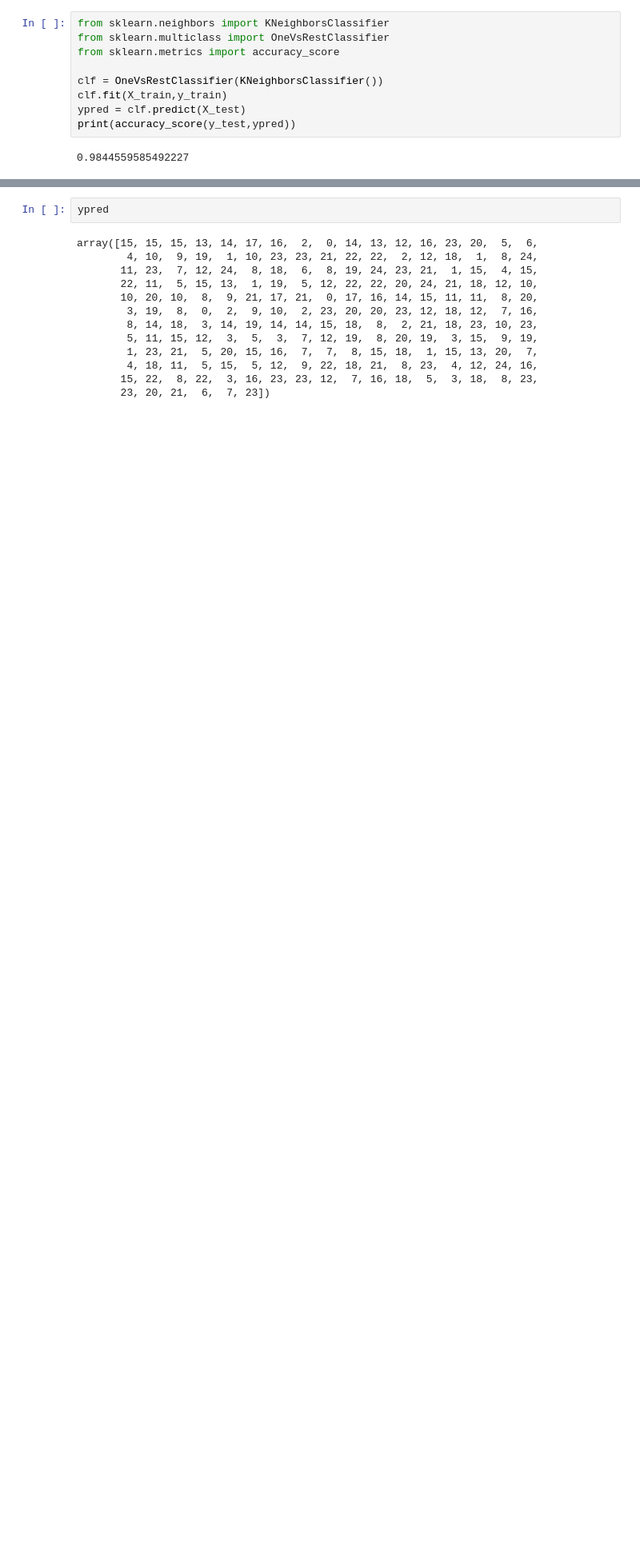
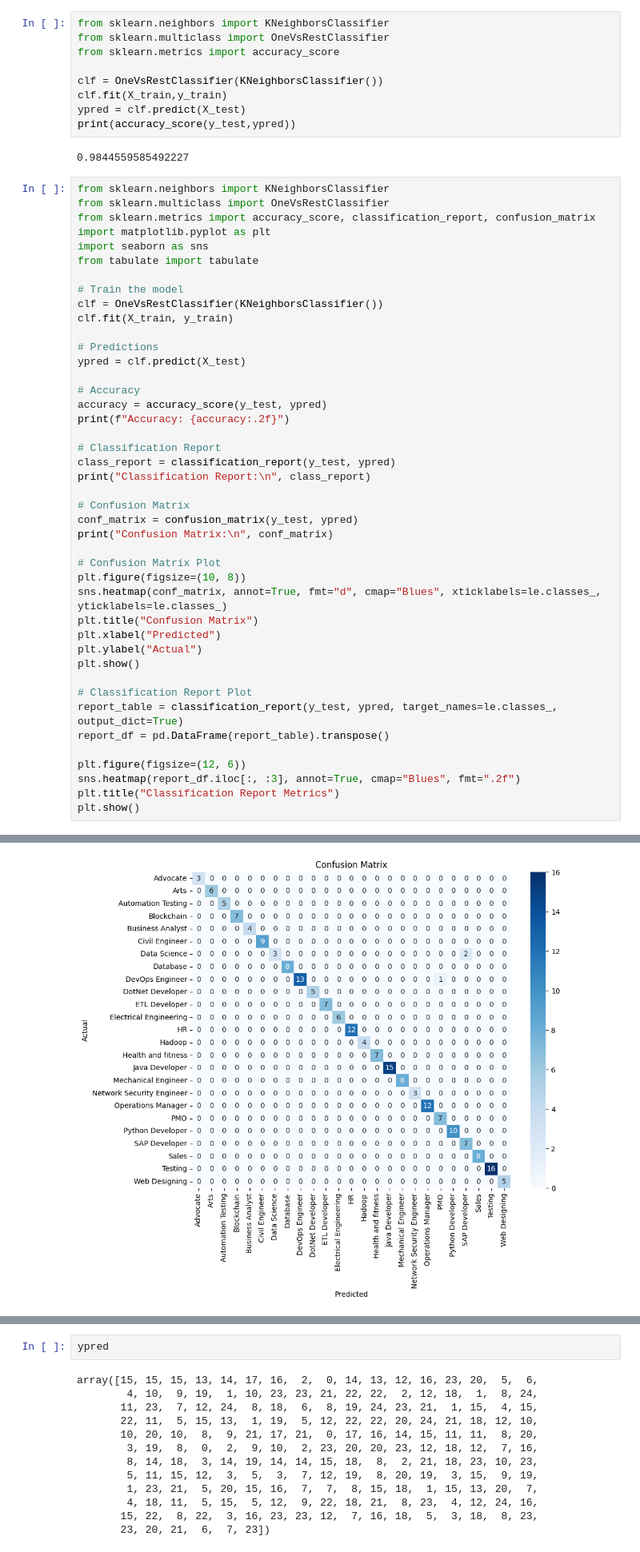
Before and after one commit to vishnuvardhanreddy31/Resumeranking, a Jupyter notebook: Resume_Screening_with_Python.ipynb, the cells around one changed output, grey strips where cells are left out. Shown at 80% size. Saved outputs shown, nothing was run; the diff lists cells and outputs as text; blank space fills up the shorter version.

```diff
--- a/Resume_Screening_with_Python.ipynb
+++ b/Resume_Screening_with_Python.ipynb
@@ -179,3 +179,47 @@ ypred = clf.predict(X_test)
 print(accuracy_score(y_test,ypred))
 # %% [output]
 0.9844559585492227
+# %%
+from sklearn.neighbors import KNeighborsClassifier
+from sklearn.multiclass import OneVsRestClassifier
+from sklearn.metrics import accuracy_score, classification_report, confusion_matrix
+import matplotlib.pyplot as plt
+import seaborn as sns
+from tabulate import tabulate
+
+# Train the model
+clf = OneVsRestClassifier(KNeighborsClassifier())
+clf.fit(X_train, y_train)
+
+# Predictions
+ypred = clf.predict(X_test)
+
+# Accuracy
+accuracy = accuracy_score(y_test, ypred)
+print(f"Accuracy: {accuracy:.2f}")
+
+# Classification Report
+class_report = classification_report(y_test, ypred)
+print("Classification Report:\n", class_report)
+
+# Confusion Matrix
+conf_matrix = confusion_matrix(y_test, ypred)
+print("Confusion Matrix:\n", conf_matrix)
+
+# Confusion Matrix Plot
+plt.figure(figsize=(10, 8))
+sns.heatmap(conf_matrix, annot=True, fmt="d", cmap="Blues", xticklabels=le.classes_, yticklabels=le.classes_)
+plt.title("Confusion Matrix")
+plt.xlabel("Predicted")
+plt.ylabel("Actual")
+plt.show()
+
+# Classification Report Plot
+report_table = classification_report(y_test, ypred, target_names=le.classes_, output_dict=True)
+report_df = pd.DataFrame(report_table).transpose()
+
+plt.figure(figsize=(12, 6))
+sns.heatmap(report_df.iloc[:, :3], annot=True, cmap="Blues", fmt=".2f")
+plt.title("Classification Report Metrics")
+plt.show()
+# %% [output]
@@ -181,0 +243 @@ print(accuracy_score(y_test,ypred))
+[figure, added]
```
Also changed, not shown: parts of 1 cell of this notebook, 1 other file.
